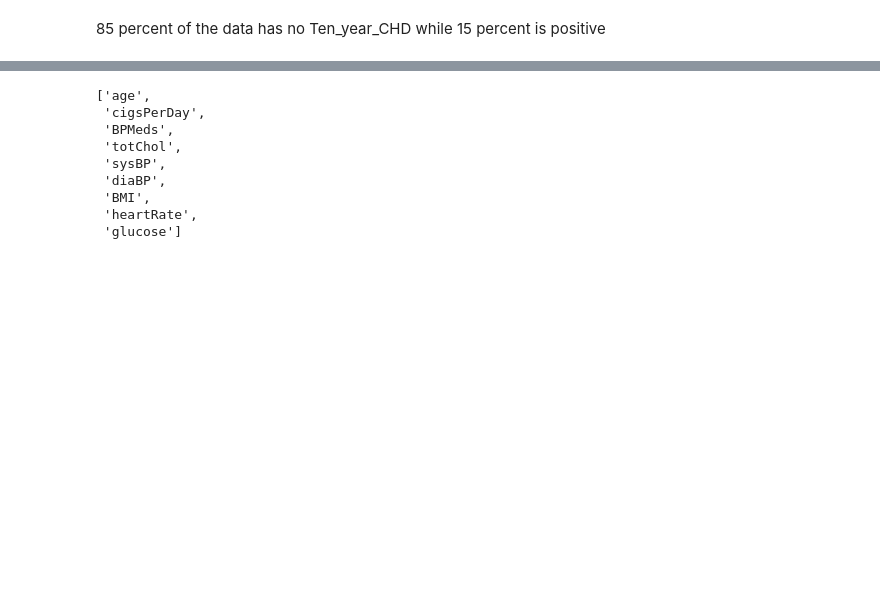
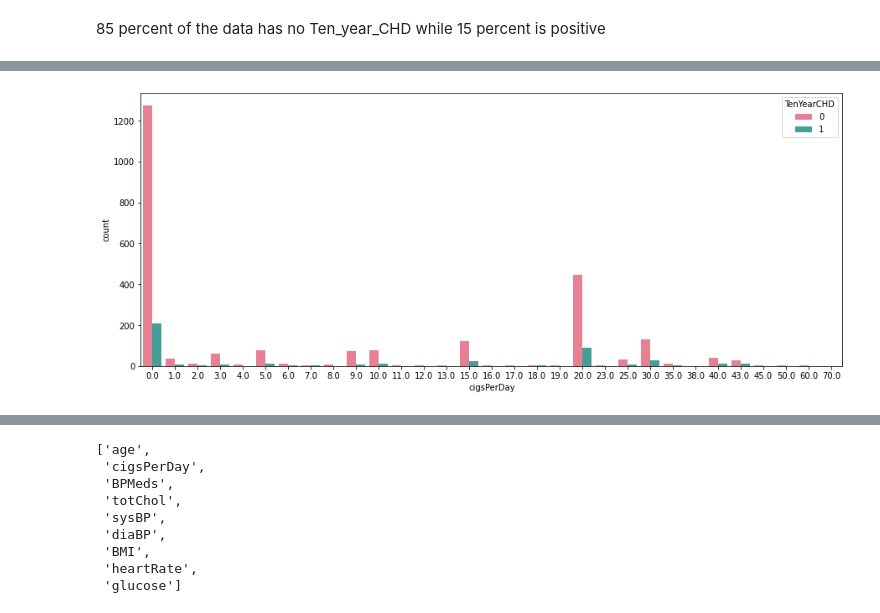
Before and after one commit to Ayushman0Singh/CardiovascularDiseaseRiskPrediction, a Jupyter notebook: CardiovascularRiskPrediction.ipynb, the cells around one changed output, grey strips where cells are left out. Saved outputs shown, nothing was run; the diff lists cells and outputs as text; code cells hidden in the pictures; blank space fills up the shorter version.

```diff
--- a/CardiovascularRiskPrediction.ipynb
+++ b/CardiovascularRiskPrediction.ipynb
@@ -153,0 +169,7 @@ plt.show()
+# %%
+#checking variation of TenyearCHD with age
+plt.figure(figsize=(15,6))
+sns.countplot(x='cigsPerDay',data = df, hue = 'TenYearCHD',palette='husl')
+plt.show()
+# %% [output]
+[figure, added]
```
Also changed, not shown: parts of 22 cells of this notebook.
